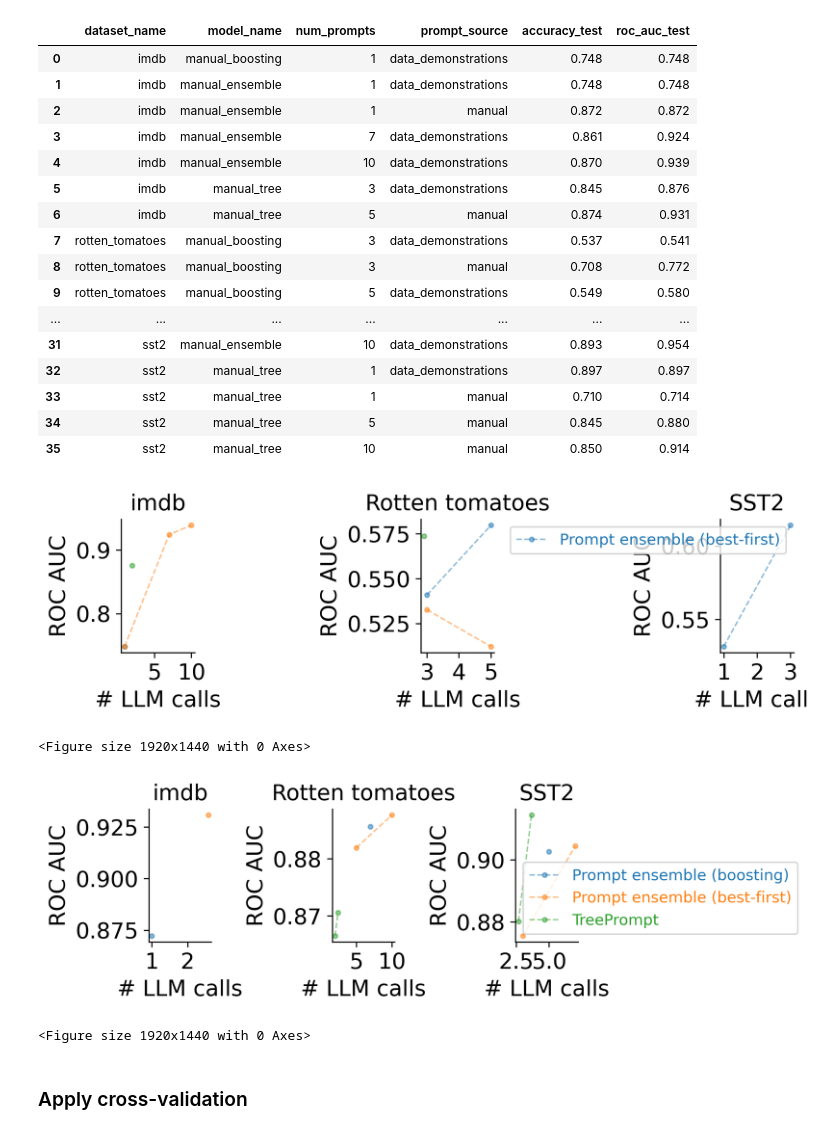
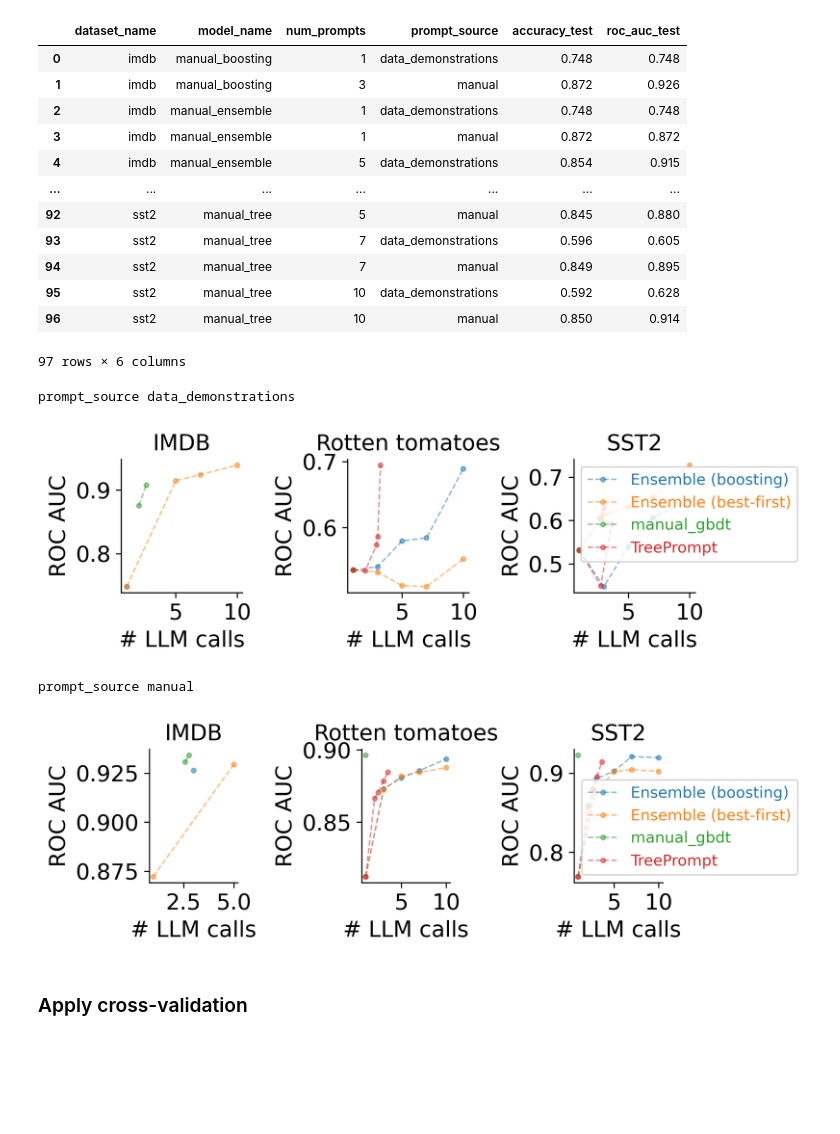
Before and after one commit to csinva/tree-prompt, a Jupyter notebook: notebooks/01_model_results.ipynb, the cells around one changed output. Cells and saved outputs as stored; diff of their text form; code cells hidden in the pictures; blank space fills up the shorter version.

Commit message:
push nb to viz tree

```diff
--- a/notebooks/01_model_results.ipynb
+++ b/notebooks/01_model_results.ipynb
@@ -39,6 +36,6 @@ The autoreload extension is already loaded. To reload it, use:
 # %%
 (
-    r
+    ravg
     .sort_values(by=['dataset_name', 'model_name', 'num_prompts'], ascending=True)
     .reset_index()
     [['dataset_name', 'model_name', 'num_prompts', 'prompt_source', 'accuracy_test', 'roc_auc_test']]
@@ -47,41 +44,39 @@ The autoreload extension is already loaded. To reload it, use:
 # %% [output]
 |  | dataset_name | model_name | num_prompts | prompt_source | accuracy_test | roc_auc_test |
 | 0 | imdb | manual_boosting | 1 | data_demonstrations | 0.748 | 0.748 |
-| 1 | imdb | manual_ensemble | 1 | data_demonstrations | 0.748 | 0.748 |
-| 2 | imdb | manual_ensemble | 1 | manual | 0.872 | 0.872 |
-| 3 | imdb | manual_ensemble | 7 | data_demonstrations | 0.861 | 0.924 |
-| 4 | imdb | manual_ensemble | 10 | data_demonstrations | 0.870 | 0.939 |
-| 5 | imdb | manual_tree | 3 | data_demonstrations | 0.845 | 0.876 |
-| 6 | imdb | manual_tree | 5 | manual | 0.874 | 0.931 |
-| 7 | rotten_tomatoes | manual_boosting | 3 | data_demonstrations | 0.537 | 0.541 |
-| 8 | rotten_tomatoes | manual_boosting | 3 | manual | 0.708 | 0.772 |
-| 9 | rotten_tomatoes | manual_boosting | 5 | data_demonstrations | 0.549 | 0.580 |
+| 1 | imdb | manual_boosting | 3 | manual | 0.872 | 0.926 |
+| 2 | imdb | manual_ensemble | 1 | data_demonstrations | 0.748 | 0.748 |
+| 3 | imdb | manual_ensemble | 1 | manual | 0.872 | 0.872 |
+| 4 | imdb | manual_ensemble | 5 | data_demonstrations | 0.854 | 0.915 |
 | ... | ... | ... | ... | ... | ... | ... |
-| 31 | sst2 | manual_ensemble | 10 | data_demonstrations | 0.893 | 0.954 |
-| 32 | sst2 | manual_tree | 1 | data_demonstrations | 0.897 | 0.897 |
-| 33 | sst2 | manual_tree | 1 | manual | 0.710 | 0.714 |
-| 34 | sst2 | manual_tree | 5 | manual | 0.845 | 0.880 |
-| 35 | sst2 | manual_tree | 10 | manual | 0.850 | 0.914 |
+| 92 | sst2 | manual_tree | 5 | manual | 0.845 | 0.880 |
+| 93 | sst2 | manual_tree | 7 | data_demonstrations | 0.596 | 0.605 |
+| 94 | sst2 | manual_tree | 7 | manual | 0.849 | 0.895 |
+| 95 | sst2 | manual_tree | 10 | data_demonstrations | 0.592 | 0.628 |
+| 96 | sst2 | manual_tree | 10 | manual | 0.850 | 0.914 |
+97 rows × 6 columns
 # %%
 for prompt_source in r['prompt_source'].unique():
+    print('prompt_source', prompt_source)
     rcurve = ravg[ravg.checkpoint == 'gpt2-xl']
+    # rcurve = ravg[ravg.checkpoint == 'gpt2']
     rcurve = rcurve[rcurve.prompt_source == prompt_source]
 
     groupings = ['model_name', 'max_features', 'ngrams',
                 'refinement_strategy', 'use_llm_prompt_context', 'use_stemming']
     metric = 'roc_auc'
     # metric = 'accuracy'
     x = 'mean_llm_calls'
     # x = 'num_prompts'
 
     viz.plot_perf_curves_individual(rcurve, x=x)
-    plt.suptitle(f'{prompt_source} prompts')
+    # plt.suptitle(f'{prompt_source} prompts', fontsize='x-small')
     plt.show()
 # %% [output]
+prompt_source data_demonstrations
-[figure, old version]
+[figure, new version]
-<Figure size 1920x1440 with 0 Axes>
+prompt_source manual
-[figure, old version]
+[figure, new version]
-<Figure size 1920x1440 with 0 Axes>
 # %% [markdown]
 ### Apply cross-validation
 # %%
```
Also changed, not shown: parts of 1 cell of this notebook, 5 other files.
